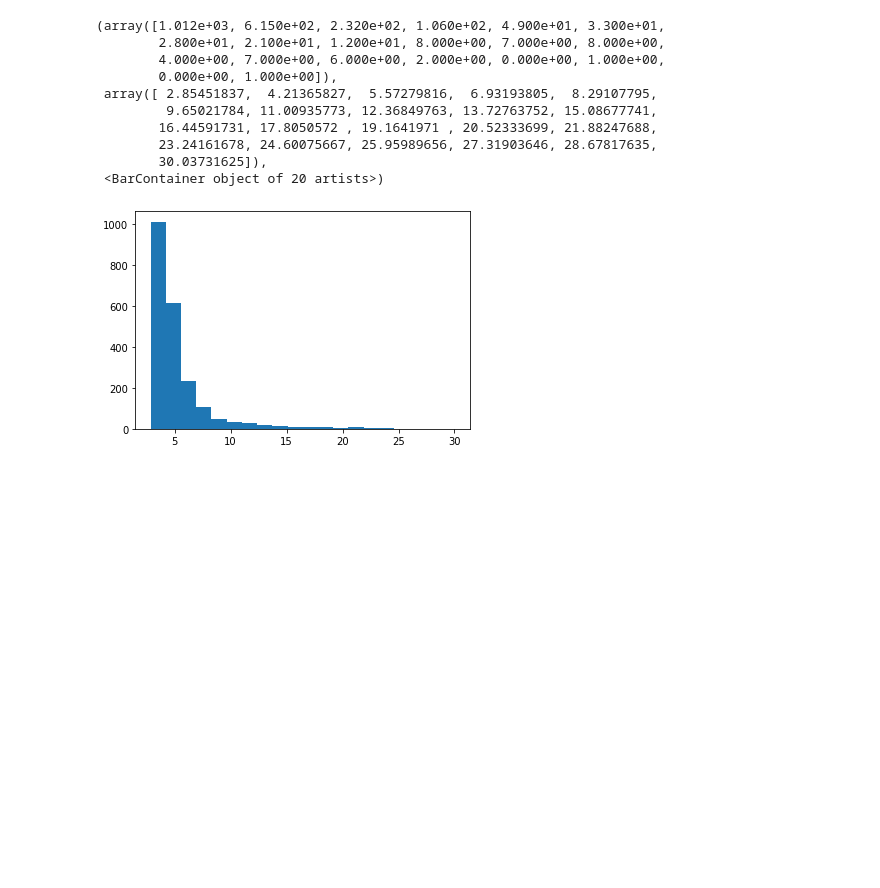
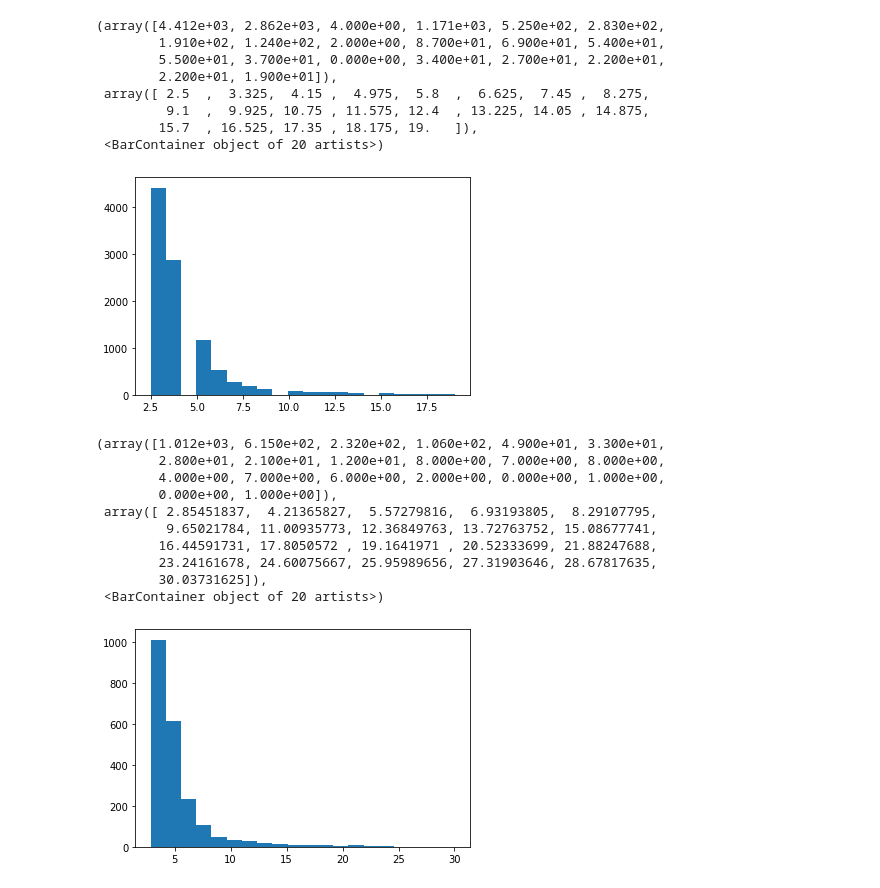
Before and after one commit to briannachrisman/alt_haplotypes, a Jupyter notebook: src/collect_kmers/scratch.ipynb, the cells around one changed output. Saved outputs shown, nothing was run; the diff lists cells and outputs as text; code cells hidden in the pictures; blank space fills up the shorter version.

```diff
--- a/src/collect_kmers/scratch.ipynb
+++ b/src/collect_kmers/scratch.ipynb
@@ -25,3 +26,15 @@ kmer_counts
+# %%
+plt.hist((kmer_counts).apply(lambda x: np.median(x[x!=0]),axis=1), bins=20)
+# %% [output]
+(array([4.412e+03, 2.862e+03, 4.000e+00, 1.171e+03, 5.250e+02, 2.830e+02,
+        1.910e+02, 1.240e+02, 2.000e+00, 8.700e+01, 6.900e+01, 5.400e+01,
+        5.500e+01, 3.700e+01, 0.000e+00, 3.400e+01, 2.700e+01, 2.200e+01,
+        2.200e+01, 1.900e+01]),
+ array([ 2.5  ,  3.325,  4.15 ,  4.975,  5.8  ,  6.625,  7.45 ,  8.275,
+         9.1  ,  9.925, 10.75 , 11.575, 12.4  , 13.225, 14.05 , 14.875,
+        15.7  , 16.525, 17.35 , 18.175, 19.   ]),
+ <BarContainer object of 20 artists>)
+[figure, added]
 # %%
 plt.hist(kmer_counts.apply(lambda x: np.mean(x[x>0]), axis=1), bins=20)
 # %% [output]
```
Also changed, not shown: parts of 2 cells of this notebook, 5 other files.
